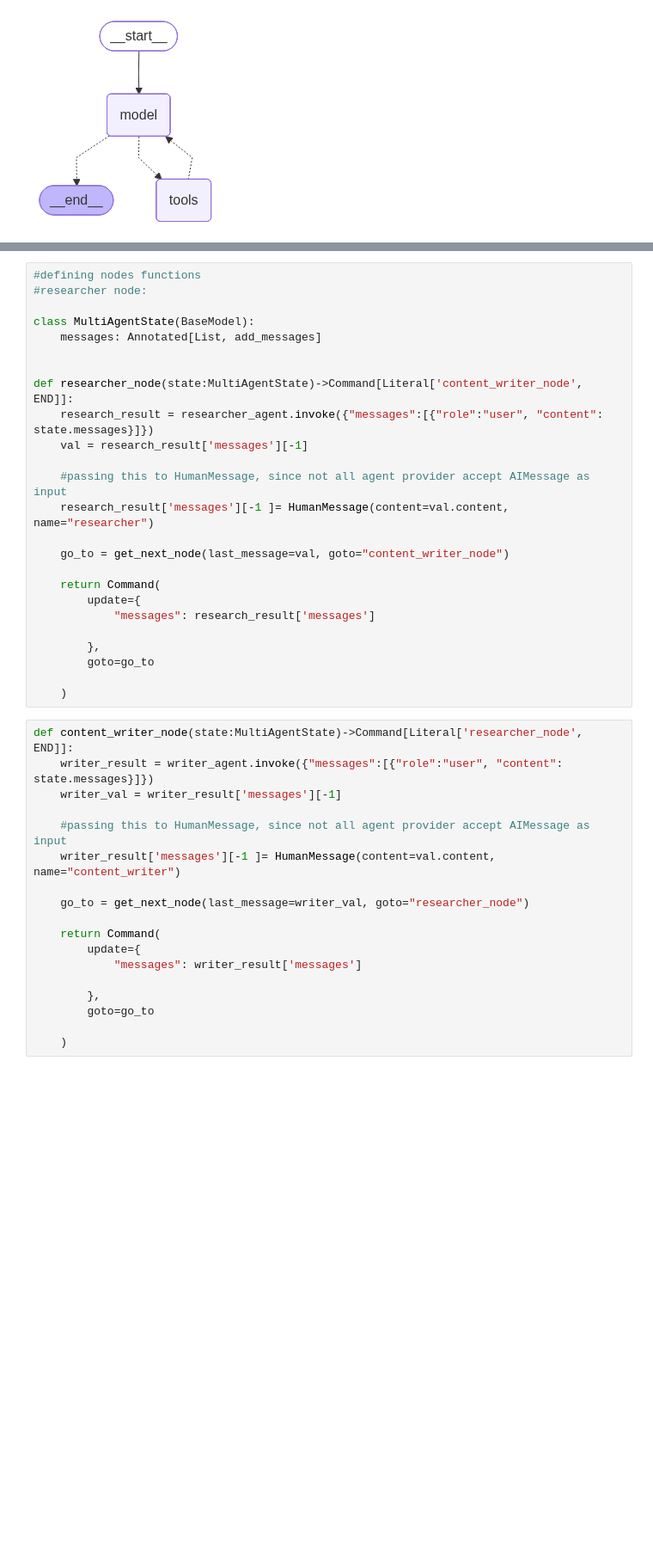
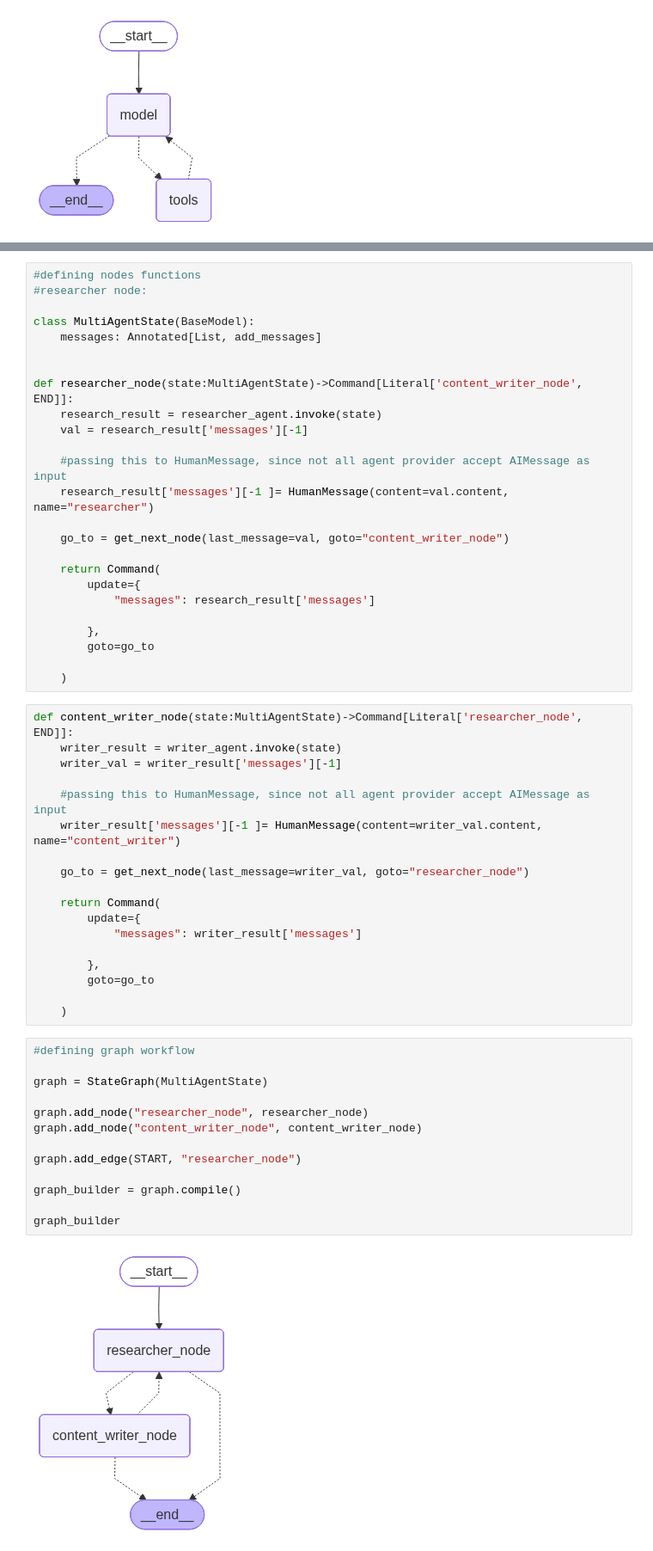
Before and after one commit to NarnindiMounica/RAGs_IN_DEPTH, a Jupyter notebook: Multi_Agent_RAGs/multi_agents_network.ipynb, the cells around one changed output, grey strips where cells are left out. Shown: that part at 86% size. Cells and saved outputs as stored; diff of their text form; blank space fills up the shorter version.

Commit message:
multiple agent network rag implementation--complete working model

```diff
--- a/Multi_Agent_RAGs/multi_agents_network.ipynb
+++ b/Multi_Agent_RAGs/multi_agents_network.ipynb
@@ -140,7 +128,7 @@ class MultiAgentState(BaseModel):
 
 
 def researcher_node(state:MultiAgentState)->Command[Literal['content_writer_node', END]]:
-    research_result = researcher_agent.invoke({"messages":[{"role":"user", "content": state.messages}]})
+    research_result = researcher_agent.invoke(state)
     val = research_result['messages'][-1]
 
     #passing this to HumanMessage, since not all agent provider accept AIMessage as input
@@ -158,11 +146,11 @@ def researcher_node(state:MultiAgentState)->Command[Literal['content_writer_node
     )
 # %%
 def content_writer_node(state:MultiAgentState)->Command[Literal['researcher_node', END]]:
-    writer_result = writer_agent.invoke({"messages":[{"role":"user", "content": state.messages}]})
+    writer_result = writer_agent.invoke(state)
     writer_val = writer_result['messages'][-1]
 
     #passing this to HumanMessage, since not all agent provider accept AIMessage as input
-    writer_result['messages'][-1 ]= HumanMessage(content=val.content, name="content_writer")
+    writer_result['messages'][-1 ]= HumanMessage(content=writer_val.content, name="content_writer")
 
     go_to = get_next_node(last_message=writer_val, goto="researcher_node")
 
@@ -174,3 +162,18 @@ def content_writer_node(state:MultiAgentState)->Command[Literal['researcher_node
         goto=go_to
 
     )
+# %%
+#defining graph workflow
+
+graph = StateGraph(MultiAgentState)
+
+graph.add_node("researcher_node", researcher_node)
+graph.add_node("content_writer_node", content_writer_node)
+
+graph.add_edge(START, "researcher_node")
+
+graph_builder = graph.compile()
+
+graph_builder
+# %% [output]
+[figure, added]
```
Also changed, not shown: parts of 4 cells of this notebook.
